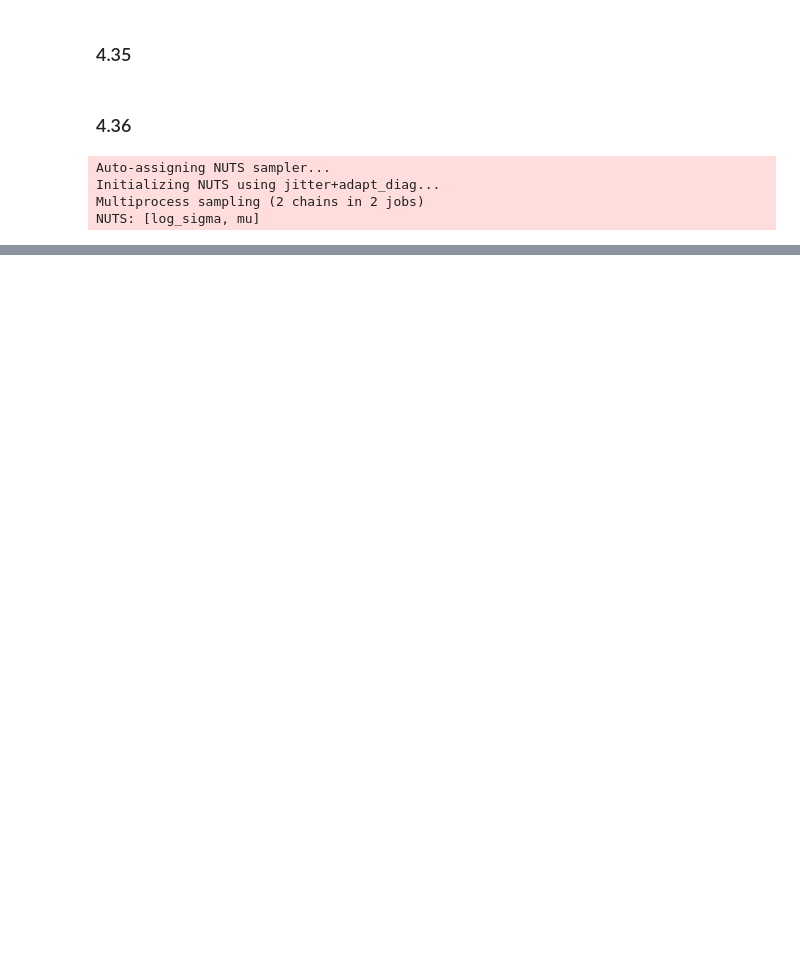
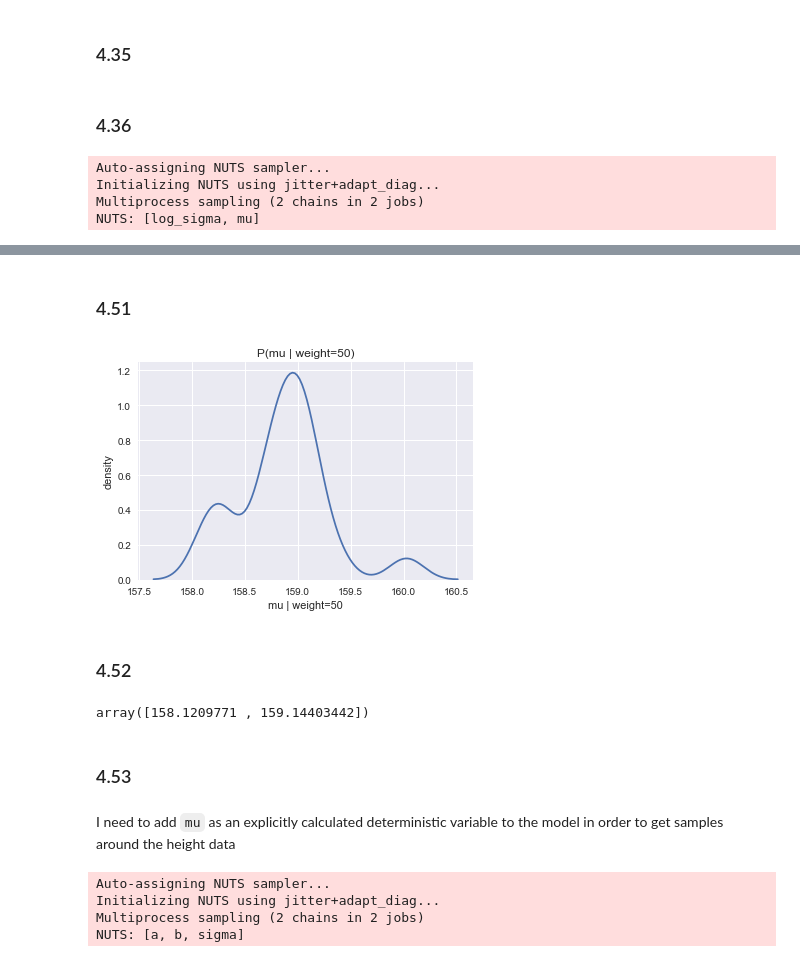
Before and after one commit to grinnbearit/statistical_rethinking, a Jupyter notebook: chapter_4.ipynb, the cells around one changed output, grey strips where cells are left out. Cells and saved outputs as stored; diff of their text form; code cells hidden in the pictures; blank space fills up the shorter version.

```diff
--- a/chapter_4.ipynb
+++ b/chapter_4.ipynb
@@ -468,0 +631,38 @@ NUTS: [log_sigma, mu]
+# %%
+mu_at_50 = post["a"] + post["b"] * 50
+# %% [markdown]
+### 4.51
+# %%
+f, ax = plt.subplots(1, 1)
+sns.kdeplot(mu_at_50, ax=ax)
+ax.set_xlabel("mu | weight=50")
+ax.set_ylabel("density")
+ax.set_title("P(mu | weight=50)");
+# %% [output]
+[figure, added]
+# %% [markdown]
+### 4.52
+# %%
+pm.hpd(mu_at_50, alpha=0.11)
+# %% [output]
+array([158.1209771 , 159.14403442])
+# %% [markdown]
+### 4.53
+# %% [markdown]
+I need to add `mu` as an explicitly calculated deterministic variable to the model in order to get samples around the height data
+# %%
+d = pd.read_csv('Data/Howell1.csv', sep=';', header=0)
+d2 = d.loc[d["age"] >= 18]
+
+with pm.Model() as m4_3:
+    sigma = pm.Uniform('sigma', lower=0, upper=50)
+    b = pm.Normal("b", mu=0, sd=10)
+    a = pm.Normal("a", mu=156, sd=100)
+    mu = pm.Deterministic("mu", a + b*d2["weight"])
+    height = pm.Normal("height", mu=mu, sd=sigma, observed=d2["height"])
+    trace_4_3 = pm.sample(int(1e4), tune=1000)
+# %% [output]
+Auto-assigning NUTS sampler...
+Initializing NUTS using jitter+adapt_diag...
+Multiprocess sampling (2 chains in 2 jobs)
+NUTS: [a, b, sigma]
```
Also changed, not shown: parts of 82 cells of this notebook.
